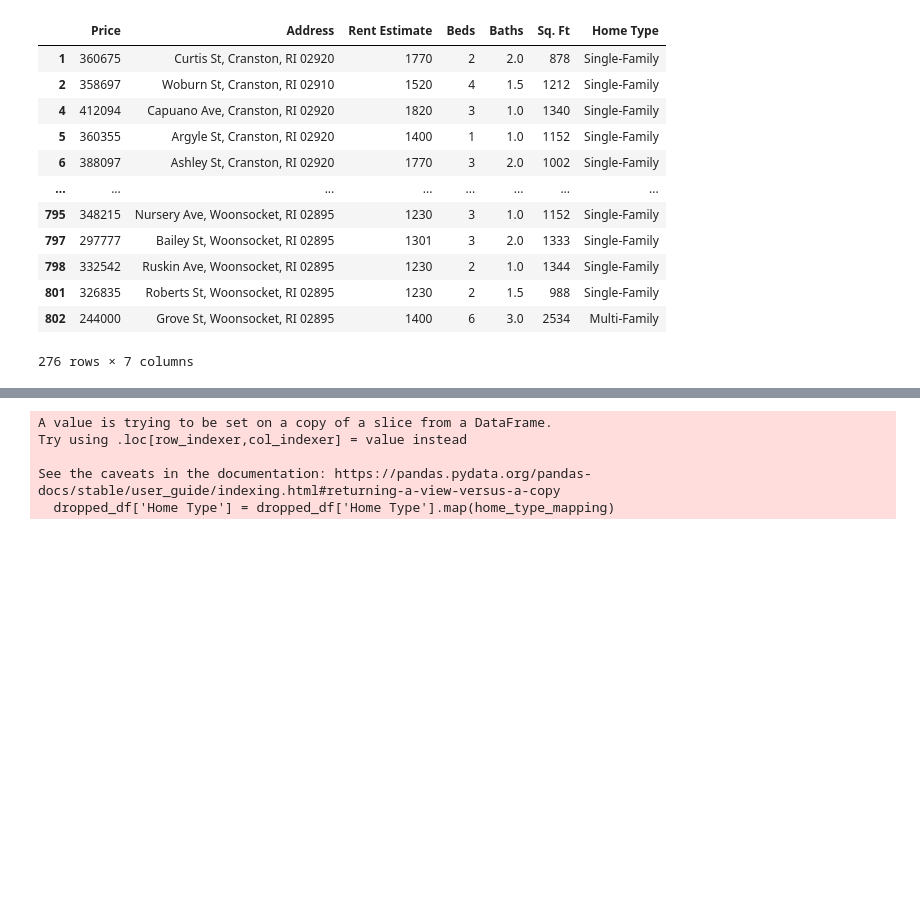
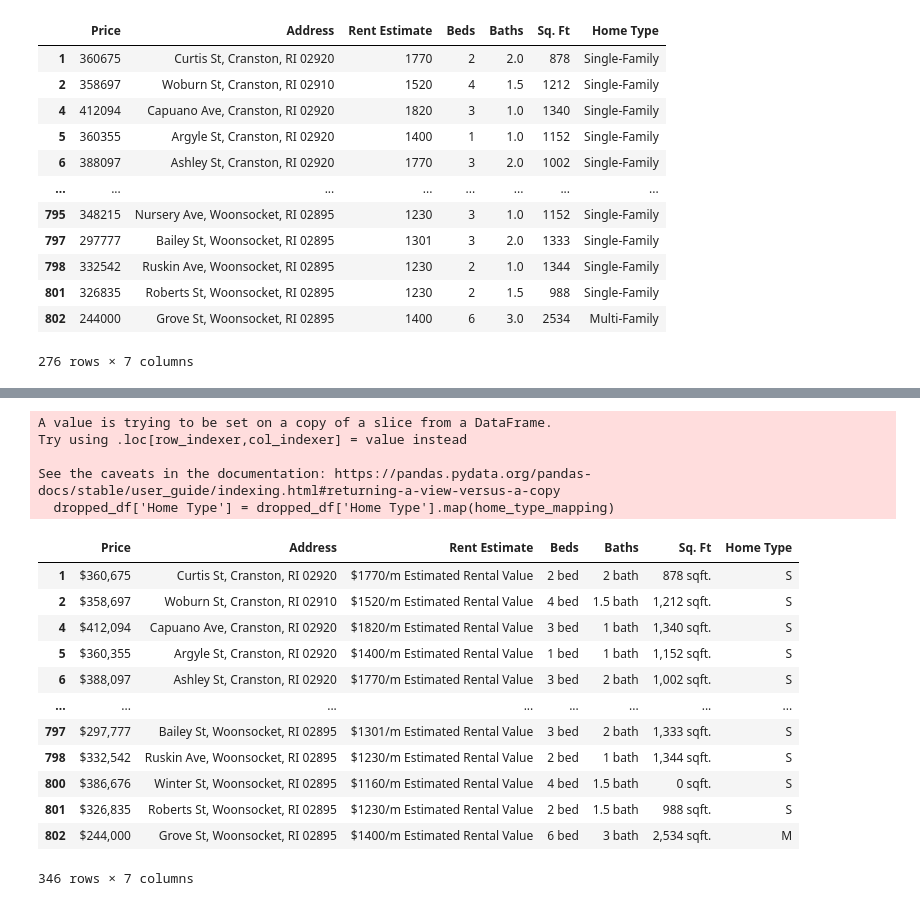
Before and after one commit to abiTheProgrammer/housing-rec-system, a Jupyter notebook: notebooks/eda.ipynb, the cells around one changed output, grey strips where cells are left out. Cells and saved outputs as stored; diff of their text form; code cells hidden in the pictures; blank space fills up the shorter version.

```diff
--- a/notebooks/eda.ipynb
+++ b/notebooks/eda.ipynb
@@ -315,15 +315,29 @@ See the caveats in the documentation: https://pandas.pydata.org/pandas-docs/stab
 # %%
 home_type_mapping = {
     'Single-Family': 'S',
     'Multi-Family': 'M',
     'Condo': 'C'
 }
 
 # Apply the mapping to the "Home Type" column
 dropped_df['Home Type'] = dropped_df['Home Type'].map(home_type_mapping)
+dropped_df
 # %% [output]
 A value is trying to be set on a copy of a slice from a DataFrame.
 Try using .loc[row_indexer,col_indexer] = value instead
 
 See the caveats in the documentation: https://pandas.pydata.org/pandas-docs/stable/user_guide/indexing.html#returning-a-view-versus-a-copy
   dropped_df['Home Type'] = dropped_df['Home Type'].map(home_type_mapping)
+|  | Price | Address | Rent Estimate | Beds | Baths | Sq. Ft | Home Type |
+| 1 | $360,675 | Curtis St, Cranston, RI 02920 | $1770/m Estimated Rental Value | 2 bed | 2 bath | 878 sqft. | S |
+| 2 | $358,697 | Woburn St, Cranston, RI 02910 | $1520/m Estimated Rental Value | 4 bed | 1.5 bath | 1,212 sqft. | S |
+| 4 | $412,094 | Capuano Ave, Cranston, RI 02920 | $1820/m Estimated Rental Value | 3 bed | 1 bath | 1,340 sqft. | S |
+| 5 | $360,355 | Argyle St, Cranston, RI 02920 | $1400/m Estimated Rental Value | 1 bed | 1 bath | 1,152 sqft. | S |
+| 6 | $388,097 | Ashley St, Cranston, RI 02920 | $1770/m Estimated Rental Value | 3 bed | 2 bath | 1,002 sqft. | S |
+| ... | ... | ... | ... | ... | ... | ... | ... |
+| 797 | $297,777 | Bailey St, Woonsocket, RI 02895 | $1301/m Estimated Rental Value | 3 bed | 2 bath | 1,333 sqft. | S |
+| 798 | $332,542 | Ruskin Ave, Woonsocket, RI 02895 | $1230/m Estimated Rental Value | 2 bed | 1 bath | 1,344 sqft. | S |
+| 800 | $386,676 | Winter St, Woonsocket, RI 02895 | $1160/m Estimated Rental Value | 4 bed | 1.5 bath | 0 sqft. | S |
+| 801 | $326,835 | Roberts St, Woonsocket, RI 02895 | $1230/m Estimated Rental Value | 2 bed | 1.5 bath | 988 sqft. | S |
+| 802 | $244,000 | Grove St, Woonsocket, RI 02895 | $1400/m Estimated Rental Value | 6 bed | 3 bath | 2,534 sqft. | M |
+346 rows × 7 columns
```
Also changed, not shown: parts of 5 cells of this notebook, 1 other file.
